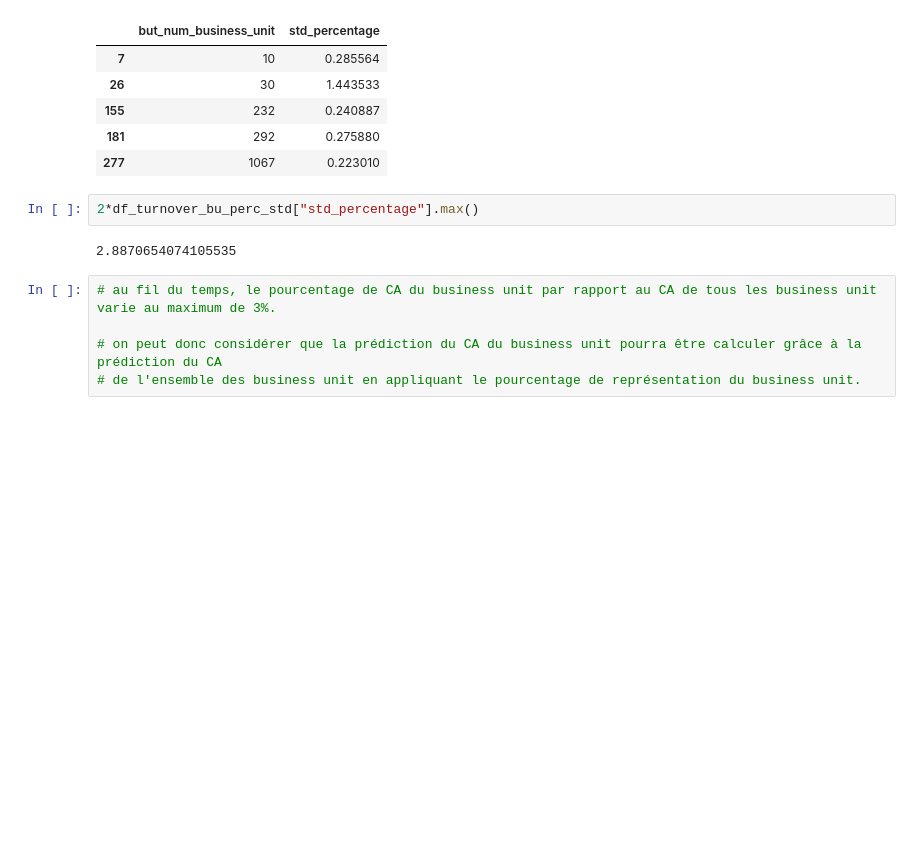
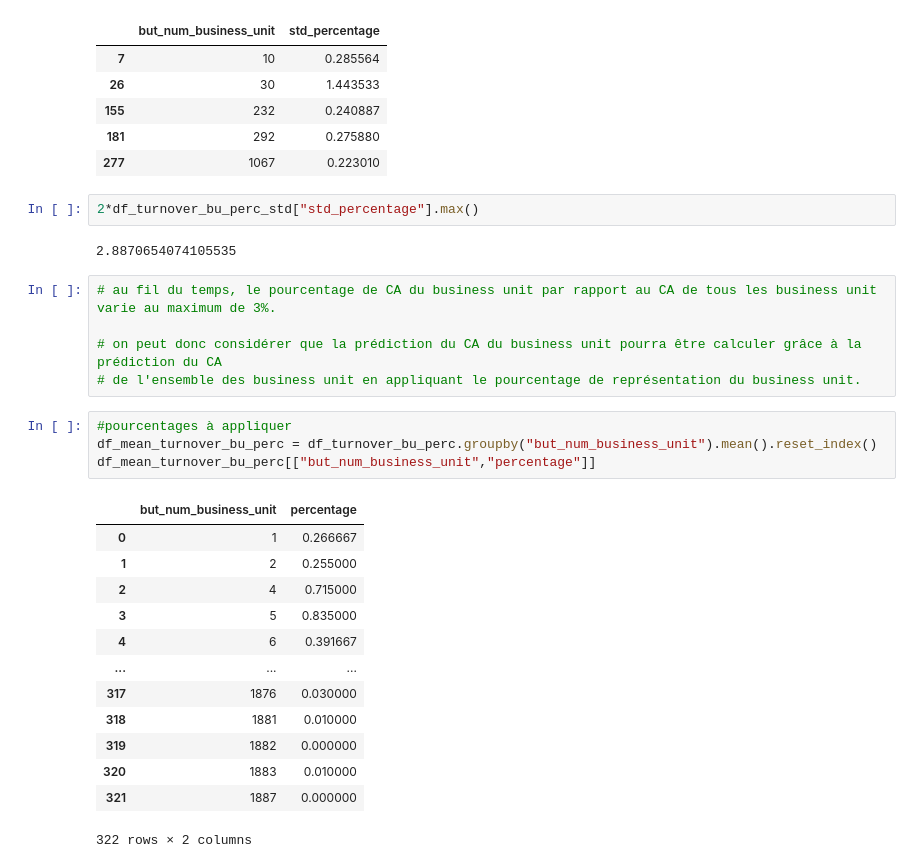
Before and after one commit to louisvilpoux/decathlon_interview, a Jupyter notebook: forecast.ipynb, the cells around one changed output. Saved outputs shown, nothing was run; the diff lists cells and outputs as text; blank space fills up the shorter version.

Commit message:
add percentage

```diff
--- a/forecast.ipynb
+++ b/forecast.ipynb
@@ -275,3 +275,21 @@ df_turnover_bu_perc_std[df_turnover_bu_perc_std["std_percentage"]>0.2]
 
 # on peut donc considérer que la prédiction du CA du business unit pourra être calculer grâce à la prédiction du CA
 # de l'ensemble des business unit en appliquant le pourcentage de représentation du business unit.
+# %%
+#pourcentages à appliquer
+df_mean_turnover_bu_perc = df_turnover_bu_perc.groupby("but_num_business_unit").mean().reset_index()
+df_mean_turnover_bu_perc[["but_num_business_unit","percentage"]]
+# %% [output]
+|  | but_num_business_unit | percentage |
+| 0 | 1 | 0.266667 |
+| 1 | 2 | 0.255000 |
+| 2 | 4 | 0.715000 |
+| 3 | 5 | 0.835000 |
+| 4 | 6 | 0.391667 |
+| ... | ... | ... |
+| 317 | 1876 | 0.030000 |
+| 318 | 1881 | 0.010000 |
+| 319 | 1882 | 0.000000 |
+| 320 | 1883 | 0.010000 |
+| 321 | 1887 | 0.000000 |
+322 rows × 2 columns
```
